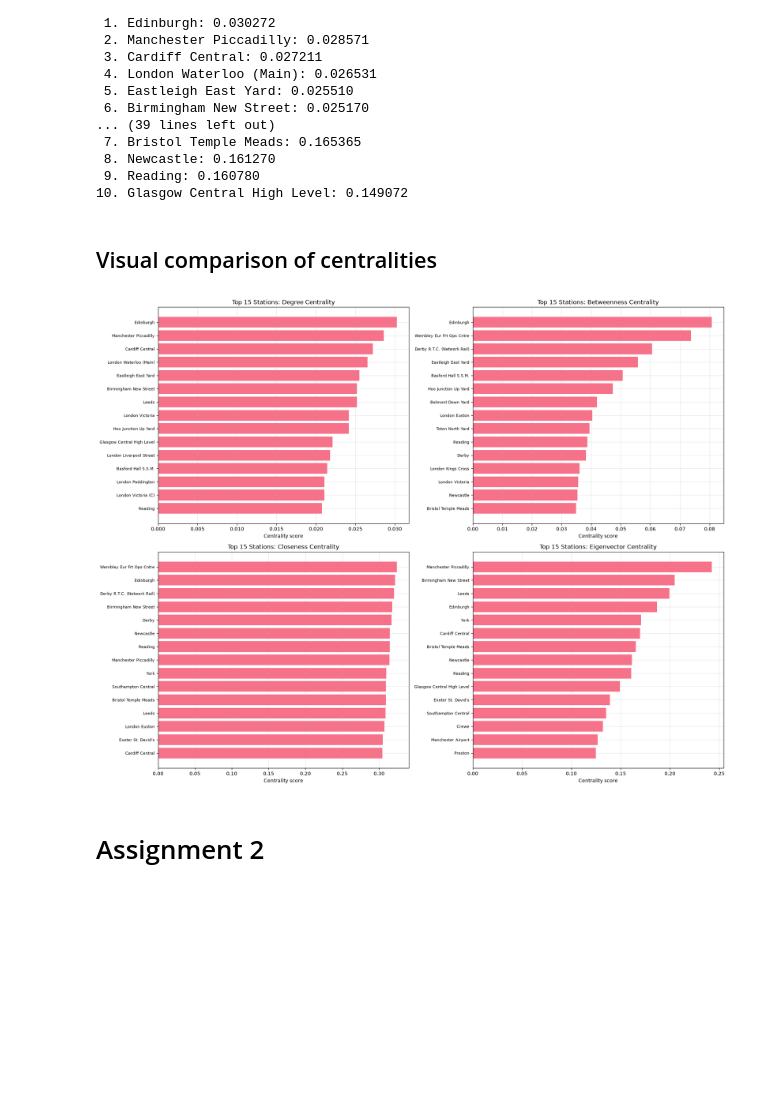
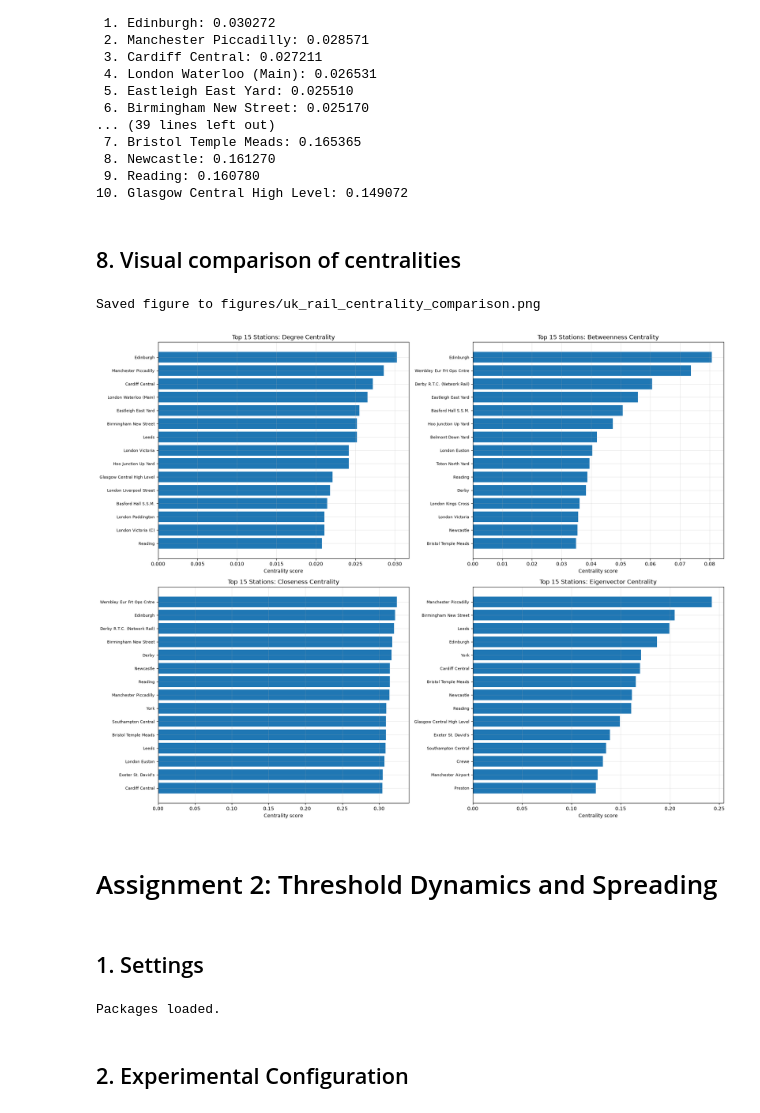
Before and after one commit to marcocusi/model-based-decisions, a Jupyter notebook: Assignment 2/Assignment2.ipynb, the cells around one changed output. Saved outputs shown, nothing was run; the diff lists cells and outputs as text; code cells hidden in the pictures; blank space fills up the shorter version.

Commit message:
assignment 2 done

```diff
--- a/Assignment 2/Assignment2.ipynb
+++ b/Assignment 2/Assignment2.ipynb
@@ -13,12 +23,11 @@ import pandas as pd
 import networkx as nx
 import matplotlib.pyplot as plt
 import numpy as np
+import random
+import re
 from collections import Counter
-import seaborn as sns
 from pathlib import Path
-import re
 
 %matplotlib inline
 plt.style.use("default")
-sns.set_palette("husl")
 # %% [markdown]
@@ -290,22 +221,22 @@ First five rows:
 # %%
 def create_railway_network(data):
-    """Create an undirected aggregate railway graph from carrier-level records."""
-    G = nx.Graph()
+    """Build an undirected graph by aggregating carrier records for each station pair.
 
-    # Use a canonical ordering for undirected station pairs
+    Each edge stores the number of distinct carriers serving the pair as its
+    weight, together with the carrier identifiers and names.
+    """
+    graph = nx.Graph()
     edge_data = {}
 
     for row in data.itertuples(index=False):
         source = str(row.source).strip()
         target = str(row.target).strip()
-
-        # Match the previous assignment: exclude self-loops
         if not source or not target or source == target:
             continue
 
+        # Canonical ordering prevents duplicate undirected station pairs.
         u, v = sorted((source, target))
         key = (u, v)
-
         if key not in edge_data:
             edge_data[key] = {"carriers": set(), "carrier_names": set()}
 
@@ -314,19 +245,19 @@ def create_railway_network(data):
             edge_data[key]["carrier_names"].add(str(row.carrier_name))
 
     for (u, v), info in edge_data.items():
-        G.add_edge(
+        graph.add_edge(
             u,
             v,
             weight=len(info["carriers"]),
             carriers=sorted(info["carriers"]),
-            carrier_names=sorted(info["carrier_names"])
+            carrier_names=sorted(info["carrier_names"]),
         )
 
     print(
-        f"Network created with {G.number_of_nodes():,} stations "
-        f"and {G.number_of_edges():,} unique station-pair connections."
+        f"Network created with {graph.number_of_nodes():,} stations "
+        f"and {graph.number_of_edges():,} unique station-pair connections."
     )
-    return G
+    return graph
 
 
 G = create_railway_network(df)
@@ -475,6 +411,11 @@ Standard deviation: 9.15
 # %%
 def calculate_centrality_measures(G):
-    """Calculate degree, betweenness, closeness and eigenvector centrality."""
+    """Calculate four centrality measures for the railway network.
+
+    Betweenness is approximated with sampled source nodes for large graphs.
+    Closeness and eigenvector centrality are calculated on the largest
+    connected component; stations outside it receive a score of zero.
+    """
     if G.number_of_nodes() == 0:
         raise ValueError("Cannot calculate centrality on an empty graph.")
 
@@ -561,41 +502,64 @@ DEGREE CENTRALITY
  9. Reading: 0.160780
 10. Glasgow Central High Level: 0.149072
 # %% [markdown]
-## Visual comparison of centralities
+## 8. Visual comparison of centralities
 # %%
 centrality_names = ["degree", "betweenness", "closeness", "eigenvector"]
 centrality_titles = [
     "Degree Centrality",
     "Betweenness Centrality",
     "Closeness Centrality",
     "Eigenvector Centrality"
 ]
 
 fig, axes = plt.subplots(2, 2, figsize=(18, 14))
 axes = axes.flatten()
 
 for ax, name, title in zip(axes, centrality_names, centrality_titles):
     top_stations = sorted(
         centralities[name].items(),
         key=lambda item: item[1],
         reverse=True
     )[:15]
 
     stations = [item[0] for item in top_stations]
     scores = [item[1] for item in top_stations]
 
     ax.barh(range(len(stations)), scores)
     ax.set_yticks(range(len(stations)))
     ax.set_yticklabels(stations, fontsize=8)
     ax.set_xlabel("Centrality score")
     ax.set_title(f"Top 15 Stations: {title}")
     ax.grid(True, alpha=0.3)
     ax.invert_yaxis()
 
 plt.tight_layout()
-plt.savefig("uk_rail_centrality_comparison.png", dpi=300, bbox_inches="tight")
+save_figure_if_directory_exists(fig, "uk_rail_centrality_comparison.png")
 plt.show()
 # %% [output]
+Saved figure to figures/uk_rail_centrality_comparison.png
-[figure, old version]
+[figure, new version]
 # %% [markdown]
-# Assignment 2
+# Assignment 2: Threshold Dynamics and Spreading
+# %% [markdown]
+## 1. Settings
+# %%
+import numpy as np
+import pandas as pd
+import networkx as nx
+import matplotlib.pyplot as plt
+import random
+
+RANDOM_SEED = 42
+random.seed(RANDOM_SEED)
+np.random.seed(RANDOM_SEED)
+
+plt.rcParams["figure.figsize"] = (6, 4)
+plt.rcParams["axes.grid"] = False
+plt.rcParams["figure.dpi"] = 120
+
+print("Packages loaded.")
+# %% [output]
+Packages loaded.
+# %% [markdown]
+## 2. Experimental Configuration
```
Also changed, not shown: parts of 45 cells of this notebook, 25 other files.
